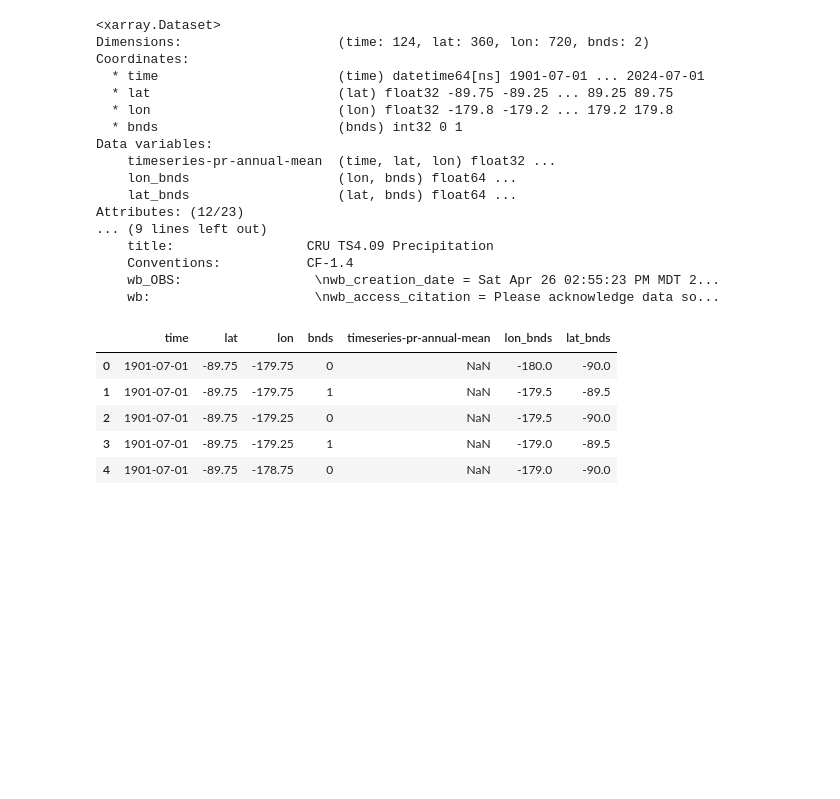
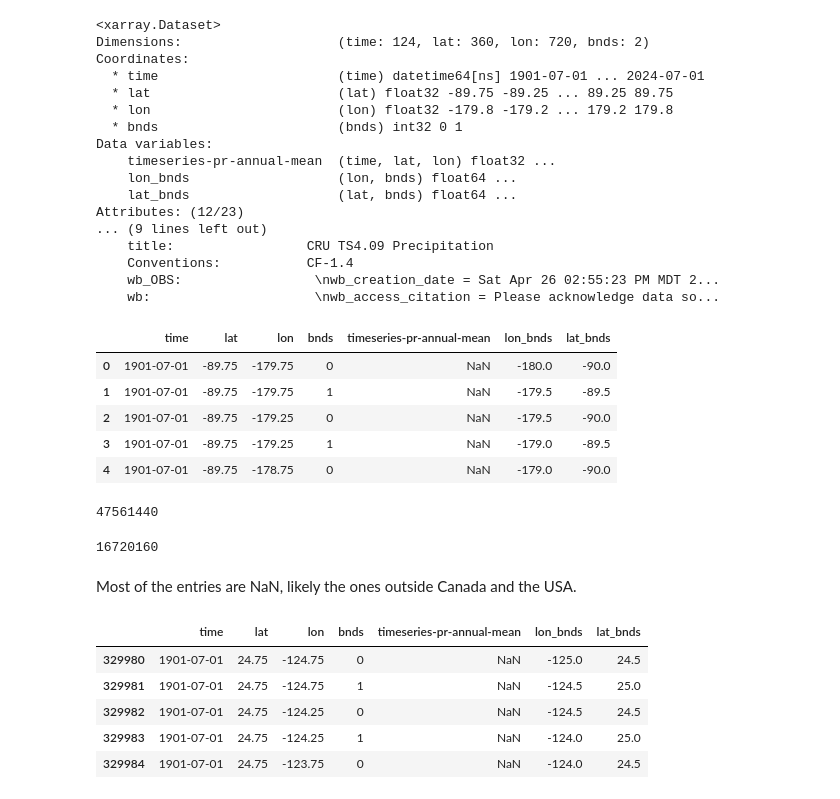
Before and after one commit to nickbartram/climate_agriculture_impact, a Jupyter notebook: main_backup.ipynb, the cells around one changed output. Saved outputs shown, nothing was run; the diff lists cells and outputs as text; code cells hidden in the pictures; blank space fills up the shorter version.

```diff
--- a/main_backup.ipynb
+++ b/main_backup.ipynb
@@ -489,3 +489,43 @@ raster_df.head()
 | 2 | 1901-07-01 | -89.75 | -179.25 | 0 | NaN | -179.5 | -90.0 |
 | 3 | 1901-07-01 | -89.75 | -179.25 | 1 | NaN | -179.0 | -89.5 |
 | 4 | 1901-07-01 | -89.75 | -178.75 | 0 | NaN | -179.0 | -90.0 |
+# %%
+# Look at the same column
+raster_df['timeseries-pr-annual-mean'].isna().sum()
+# %% [output]
+47561440
+# %%
+# Still looking
+raster_df['timeseries-pr-annual-mean'].notna().sum()
+# %% [output]
+16720160
+# %% [markdown]
+Most of the entries are NaN, likely the ones outside Canada and the USA.
+# %%
+# Filter for USA
+usa_mask = (
+    (raster_df['lat'] >= 24.5) & (raster_df['lat'] <= 49.5) &
+    (raster_df['lon'] >= -125) & (raster_df['lon'] <= -66.9)
+)
+
+# Filter for Canada
+canada_mask = (
+    (raster_df['lat'] >= 41.7) & (raster_df['lat'] <= 83.1) &
+    (raster_df['lon'] >= -141) & (raster_df['lon'] <= -52.6)
+)
+
+# Combine both masks
+north_america_mask = usa_mask | canada_mask
+
+# Apply filter
+raster_df_filtered = raster_df[north_america_mask].copy()
+# %%
+# Look at new raster_df_filtered
+raster_df_filtered.head()
+# %% [output]
+|  | time | lat | lon | bnds | timeseries-pr-annual-mean | lon_bnds | lat_bnds |
+| 329980 | 1901-07-01 | 24.75 | -124.75 | 0 | NaN | -125.0 | 24.5 |
+| 329981 | 1901-07-01 | 24.75 | -124.75 | 1 | NaN | -124.5 | 25.0 |
+| 329982 | 1901-07-01 | 24.75 | -124.25 | 0 | NaN | -124.5 | 24.5 |
+| 329983 | 1901-07-01 | 24.75 | -124.25 | 1 | NaN | -124.0 | 25.0 |
+| 329984 | 1901-07-01 | 24.75 | -123.75 | 0 | NaN | -124.0 | 24.5 |
```
Also changed, not shown: parts of 9 cells of this notebook.
